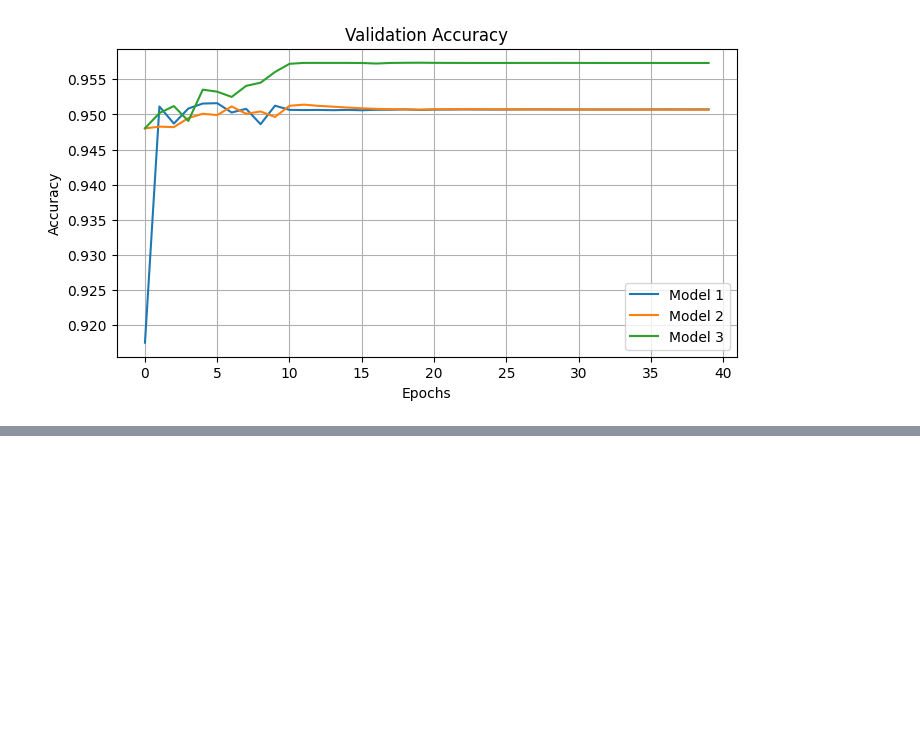
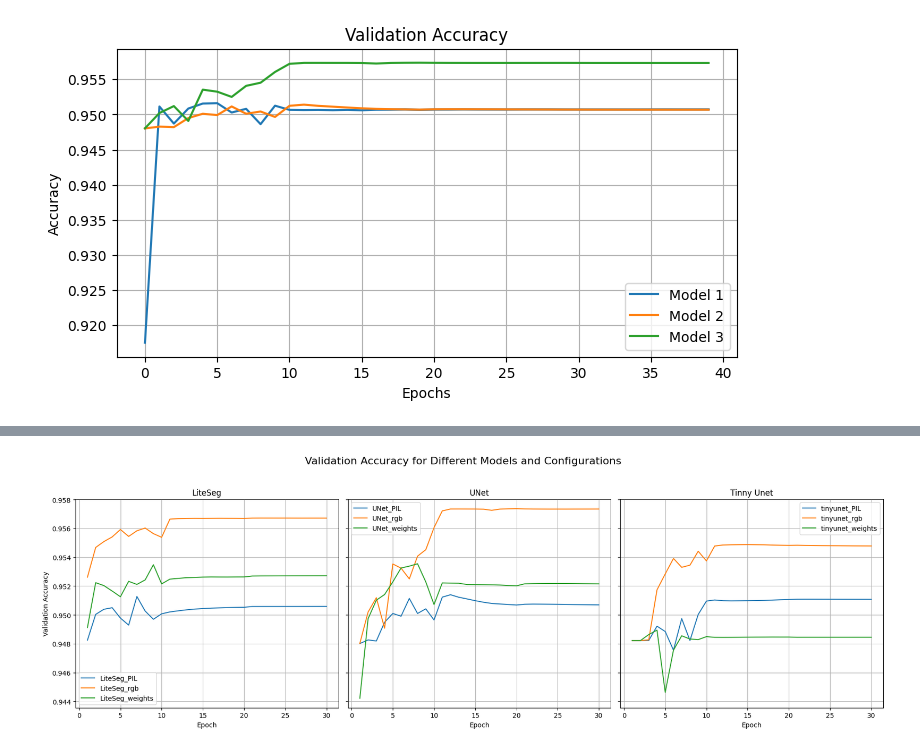
Before and after one commit to usmanraza121/Learned_weights_FUSeg, a Jupyter notebook: plots.ipynb, the cells around one changed output, grey strips where cells are left out. Cells and saved outputs as stored; diff of their text form; code cells hidden in the pictures; blank space fills up the shorter version.

```diff
--- a/plots.ipynb
+++ b/plots.ipynb
@@ -118,0 +183,45 @@ plot_metric('valid_acc', 'Validation Accuracy', model_data)
+# %%
+import os
+import pandas as pd
+import matplotlib.pyplot as plt
+
+# Base path to the folder containing the model folders
+base_folder_path = "ckpt/plots"
+
+# List of model folders
+model_folders = ["LiteSeg", "UNet", "Tinny Unet"]
+
+# Prepare a dictionary to hold data for each model and its configurations
+all_model_data = {}
+
+for folder in model_folders:
+    folder_path = os.path.join(base_folder_path, folder)
+    csv_files = [f for f in os.listdir(folder_path) if f.endswith('.csv')]
+
+    model_data = {}
+    for file in csv_files:
+        config_name = os.path.splitext(file)[0].split("training_results_")[-1]
+        file_path = os.path.join(folder_path, file)
+        model_data[config_name] = pd.read_csv(file_path)
+
+    all_model_data[folder] = model_data
+
+# Plot the subplots
+fig, axs = plt.subplots(1, len(model_folders), figsize=(18, 6), sharey=True)
+
+for i, (model_name, model_data) in enumerate(all_model_data.items()):
+    ax = axs[i]
+    for config_name, data in model_data.items():
+        ax.plot(data['epoch'][:30], data['valid_acc'][:30], label=config_name)
+    ax.set_title(model_name)
+    ax.set_xlabel('Epoch')
+    if i == 0:
+        ax.set_ylabel('Validation Accuracy')
+    ax.legend()
+    ax.grid()
+
+plt.suptitle('Validation Accuracy for Different Models and Configurations', fontsize=16)
+plt.tight_layout(rect=[0, 0, 1, 0.95])
+plt.show()
+# %% [output]
+[figure, added]
```
Also changed, not shown: parts of 6 cells of this notebook, 5 other files.
